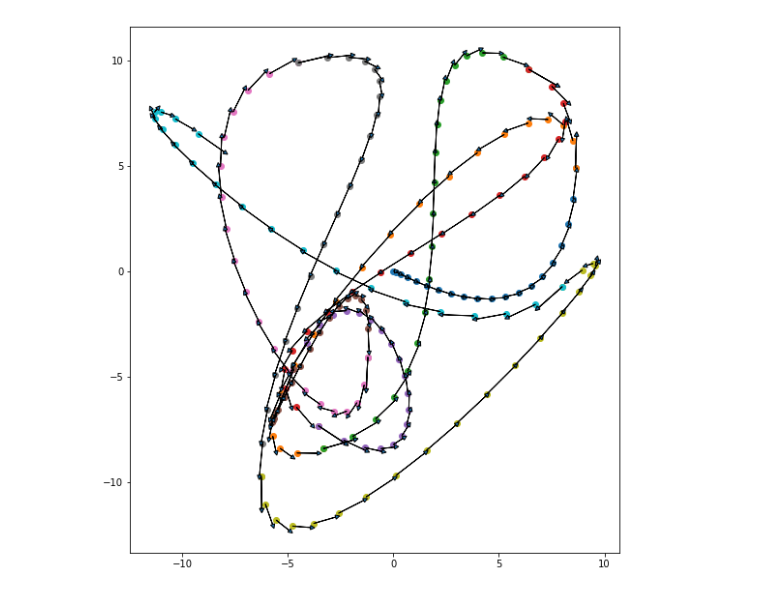
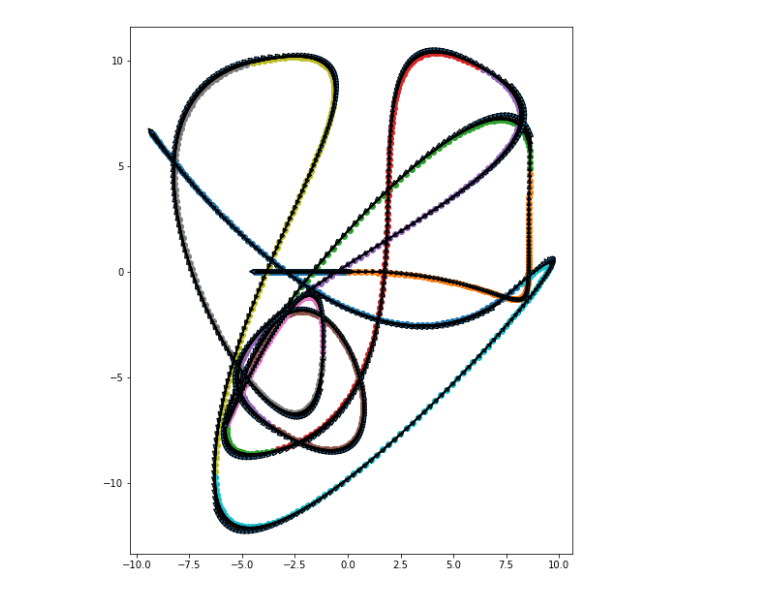
Before and after one commit to jacky-liang/roboopt, a Jupyter notebook: hw2/TrajOpt SB.ipynb, the cells around one changed output. Saved outputs shown, nothing was run; the diff lists cells and outputs as text; code cells hidden in the pictures.

```diff
--- a/hw2/TrajOpt SB.ipynb
+++ b/hw2/TrajOpt SB.ipynb
@@ -97,13 +100,15 @@ cur_v = np.array([1, 0])
 trajs = []
 d_trajs = []
 speed = 30
-n_pts = 20
+n_pts = 100
 ts = np.linspace(0, 1, n_pts)
 
 vs = np.c_[np.cos(wps[:,2]), np.sin(wps[:,2])]
 for i, wp in enumerate(wps):
     next_x = wp[:2]
     next_v = speed * vs[i]
+    if i == len(wps) - 1:
+        next_v *= 0
 
     traj = cubic_hermite(ts, cur_x, next_x, cur_v, next_v)
     trajs.append(traj)
@@ -116,17 +121,20 @@ for i, wp in enumerate(wps):
 trajs = np.array(trajs)
 d_trajs = np.array(d_trajs)
 # %%
-plt.figure(figsize=(10, 10))
-ax = plt.gca()
+def plot_trajs(trajs, d_trajs):
+    plt.figure(figsize=(10, 10))
+    ax = plt.gca()
 
-for i, traj in enumerate(trajs):
-    plt.scatter(traj[:,0], traj[:,1])
+    for i, traj in enumerate(trajs):
+        plt.scatter(traj[:,0], traj[:,1])
 
-    for j, pt in enumerate(traj):
-        d_pt = d_trajs[i, j] * 0.05
-        ax.arrow(pt[0], pt[1], d_pt[0], d_pt[1], head_width=0.2, head_length=0.2)
+        for j, pt in enumerate(traj):
+            d_pt = d_trajs[i, j] * 0.05
+            ax.arrow(pt[0], pt[1], d_pt[0], d_pt[1], head_width=0.2, head_length=0.2)
 
-ax.set_aspect('equal')
-plt.show()
+    ax.set_aspect('equal')
+    plt.show()
-# %% [output]
-[figure, removed]
+# %%
+plot_trajs(trajs, d_trajs)
+# %% [output]
+[figure, added]
```
Also changed, not shown: parts of 19 cells of this notebook, 2 other files.
